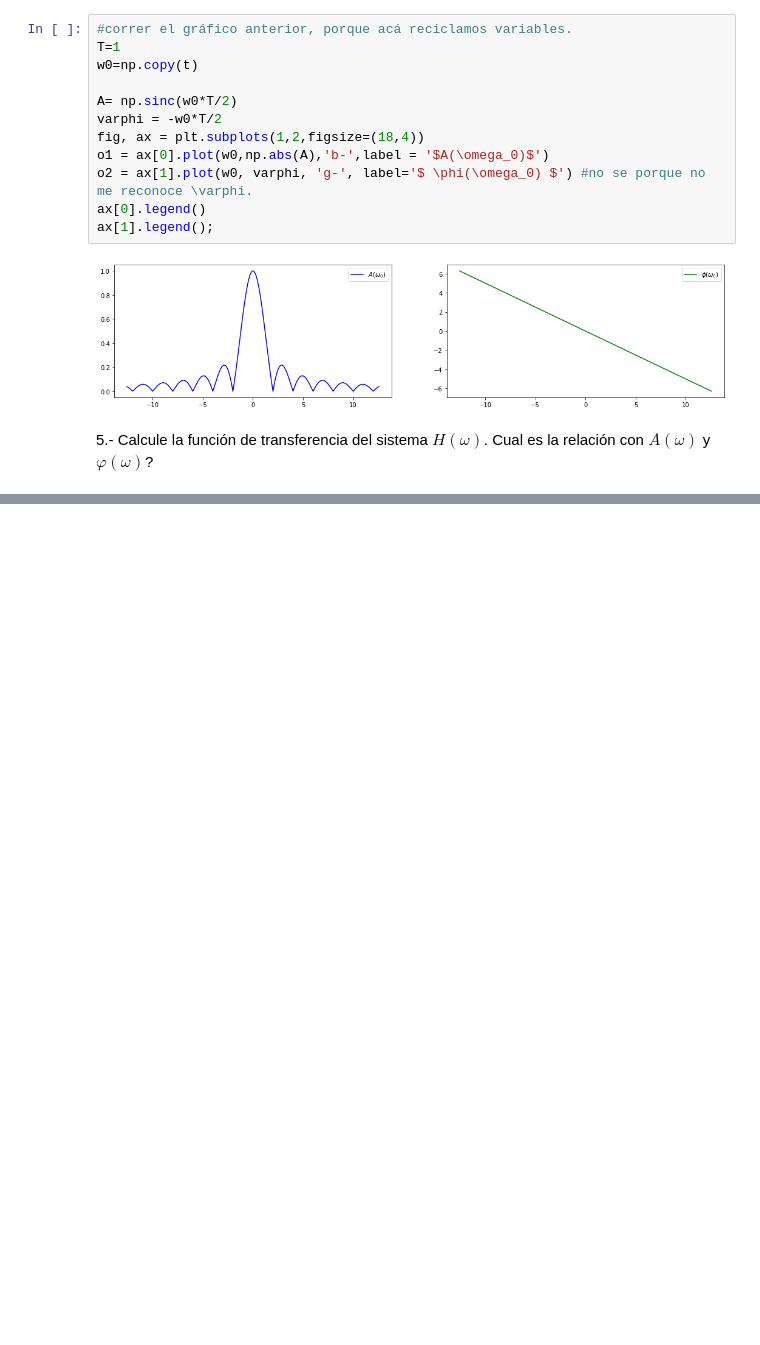
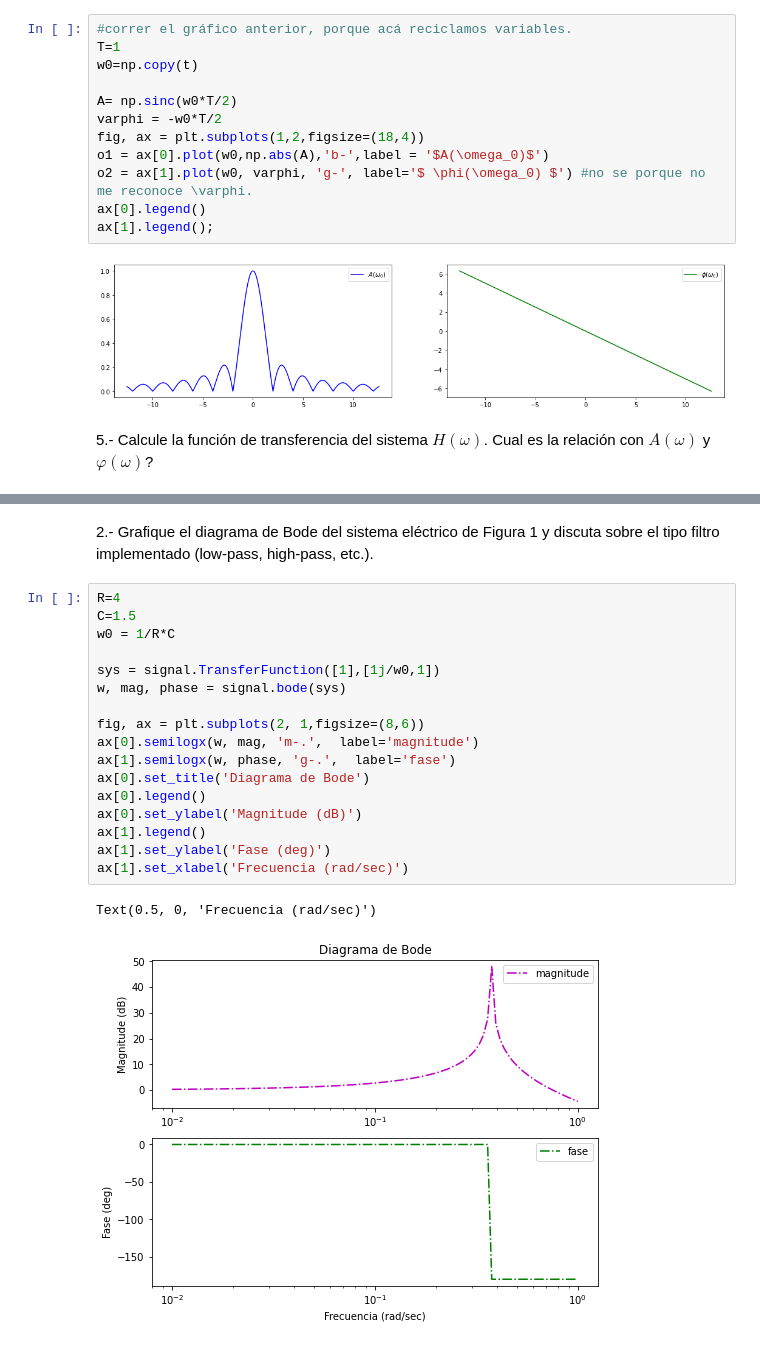
Before and after one commit to KevenSnow/FMPS, a Jupyter notebook: TrabajoPractico.ipynb, the cells around one changed output, grey strips where cells are left out. Drawn from its saved outputs; the diff is of its cells as text; blank space fills up the shorter version.

```diff
--- a/TrabajoPractico.ipynb
+++ b/TrabajoPractico.ipynb
@@ -494,0 +637,23 @@ ax[1].legend();
+# %% [markdown]
+2.- Grafique el diagrama de Bode del sistema eléctrico de Figura 1 y discuta sobre el tipo filtro implementado
+(low-pass, high-pass, etc.).
+# %%
+R=4
+C=1.5
+w0 = 1/R*C
+
+sys = signal.TransferFunction([1],[1j/w0,1])
+w, mag, phase = signal.bode(sys)
+
+fig, ax = plt.subplots(2, 1,figsize=(8,6))
+ax[0].semilogx(w, mag, 'm-.',  label='magnitude')
+ax[1].semilogx(w, phase, 'g-.',  label='fase')
+ax[0].set_title('Diagrama de Bode')
+ax[0].legend()
+ax[0].set_ylabel('Magnitude (dB)')
+ax[1].legend()
+ax[1].set_ylabel('Fase (deg)')
+ax[1].set_xlabel('Frecuencia (rad/sec)')
+# %% [output]
+Text(0.5, 0, 'Frecuencia (rad/sec)')
+[figure, added]
```
Also changed, not shown: parts of 11 cells of this notebook.
